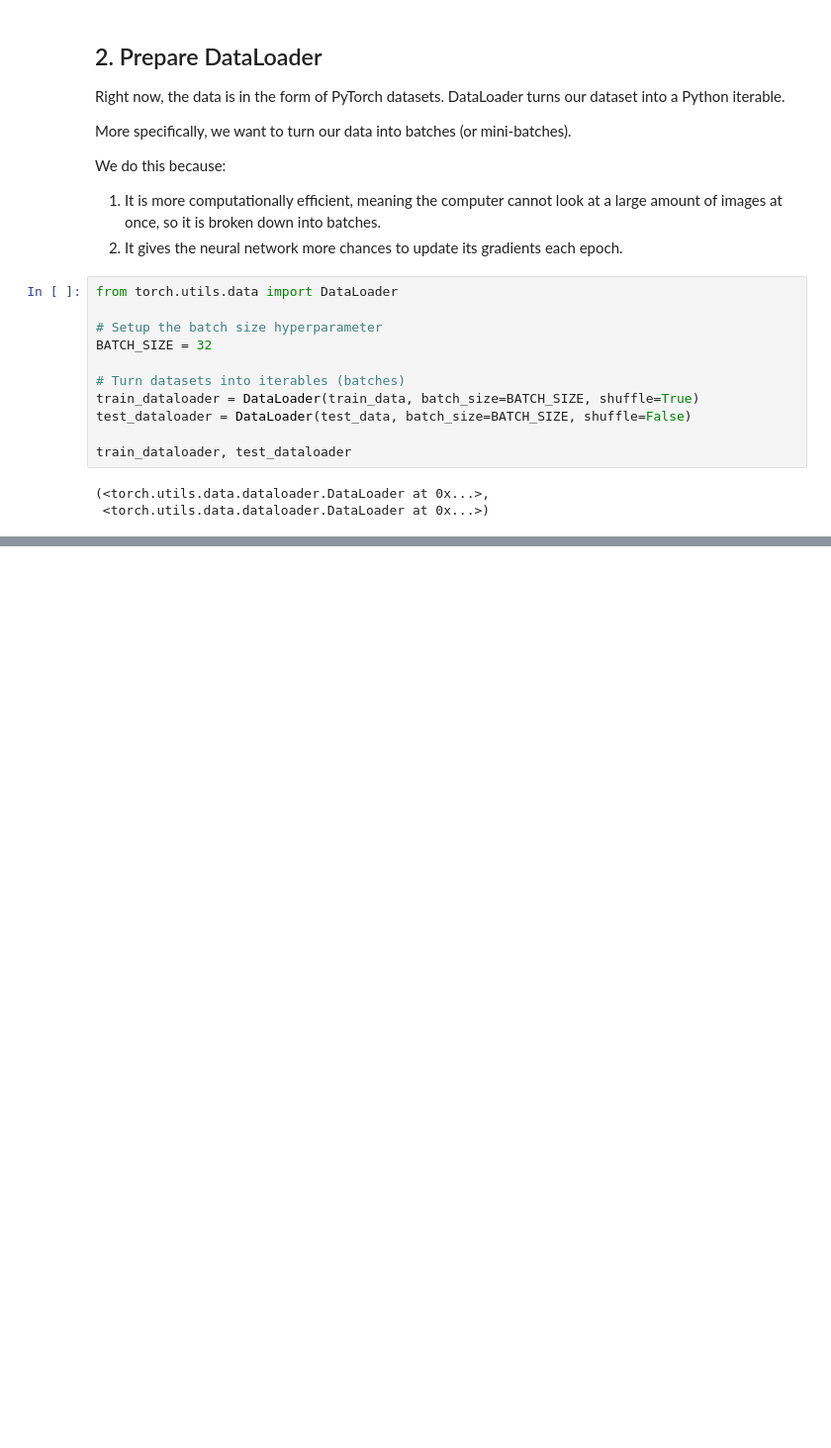
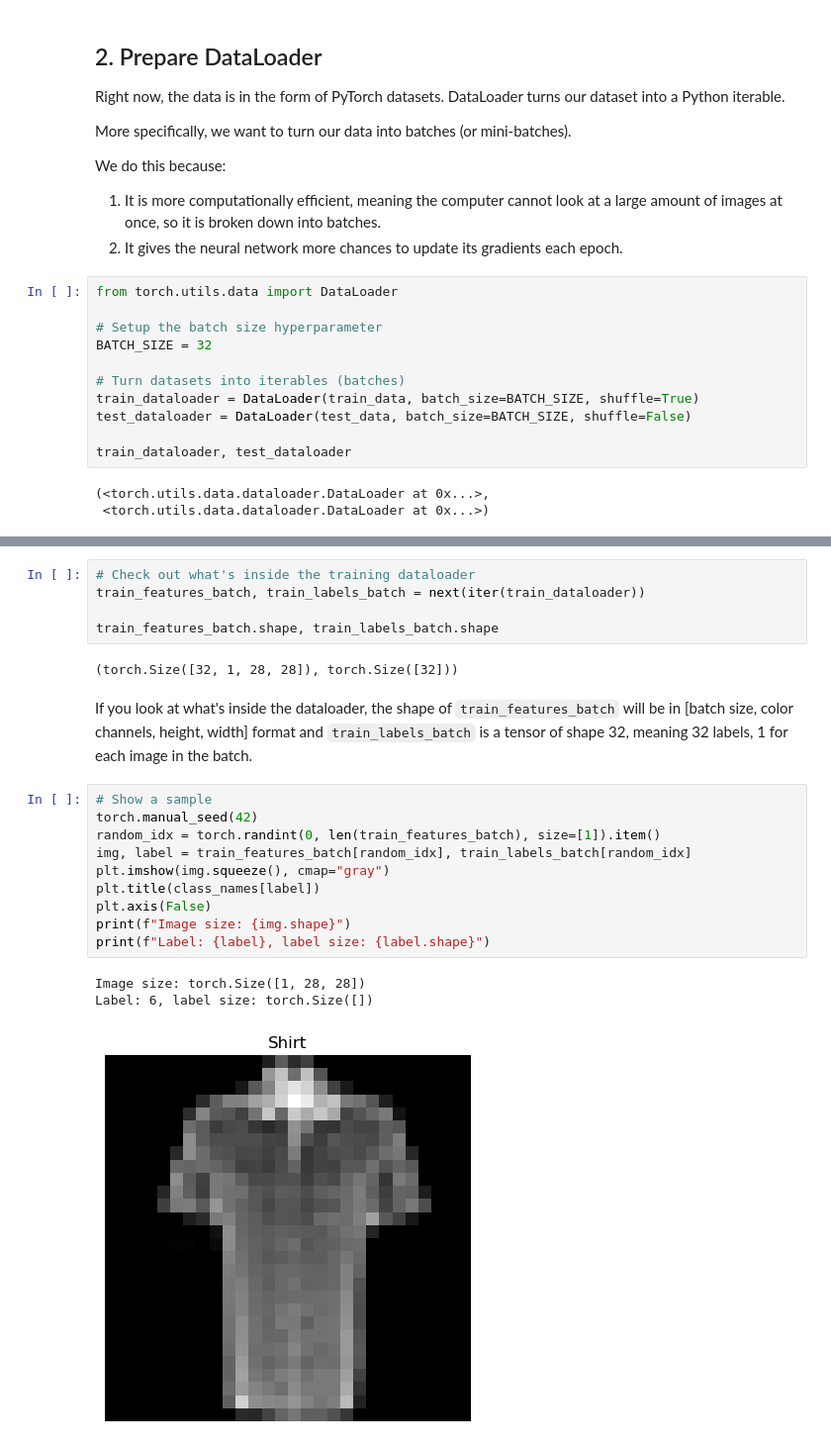
Before and after one commit to diegoalmonds/pytorch_course_notebooks, a Jupyter notebook: 03_computer_vision/03_computer_vision.ipynb, the cells around one changed output, grey strips where cells are left out. Shown at 99% size. Drawn from its saved outputs; the diff is of its cells as text; blank space fills up the shorter version.

```diff
--- a/03_computer_vision/03_computer_vision.ipynb
+++ b/03_computer_vision/03_computer_vision.ipynb
@@ -180,0 +187,23 @@ print(f"DataLoaders: {train_dataloader, test_dataloader}")
+# %%
+# Check out what's inside the training dataloader
+train_features_batch, train_labels_batch = next(iter(train_dataloader))
+
+train_features_batch.shape, train_labels_batch.shape
+# %% [output]
+(torch.Size([32, 1, 28, 28]), torch.Size([32]))
+# %% [markdown]
+If you look at what's inside the dataloader, the shape of `train_features_batch` will be in [batch size, color channels, height, width] format and `train_labels_batch` is a tensor of shape 32, meaning 32 labels, 1 for each image in the batch.
+# %%
+# Show a sample
+torch.manual_seed(42)
+random_idx = torch.randint(0, len(train_features_batch), size=[1]).item()
+img, label = train_features_batch[random_idx], train_labels_batch[random_idx]
+plt.imshow(img.squeeze(), cmap="gray")
+plt.title(class_names[label])
+plt.axis(False)
+print(f"Image size: {img.shape}")
+print(f"Label: {label}, label size: {label.shape}")
+# %% [output]
+Image size: torch.Size([1, 28, 28])
+Label: 6, label size: torch.Size([])
+[figure, added]
```
Also changed, not shown: parts of 24 cells of this notebook, 1 other file.
